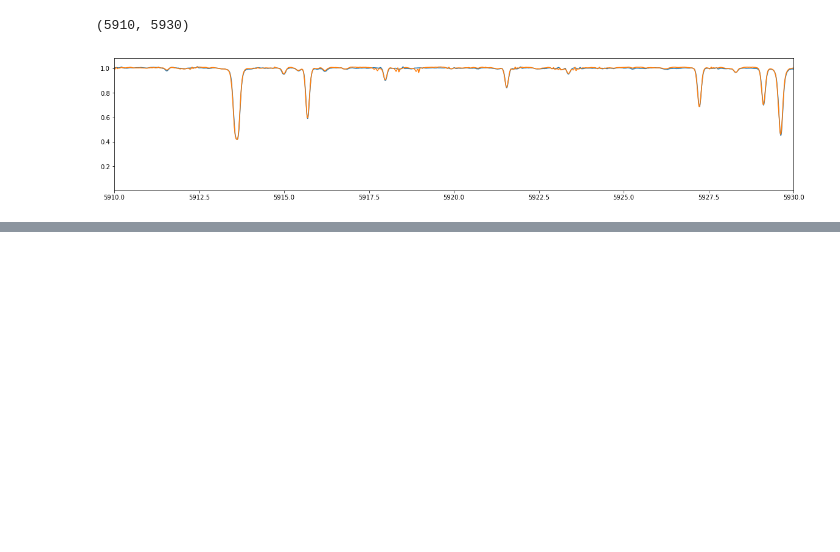
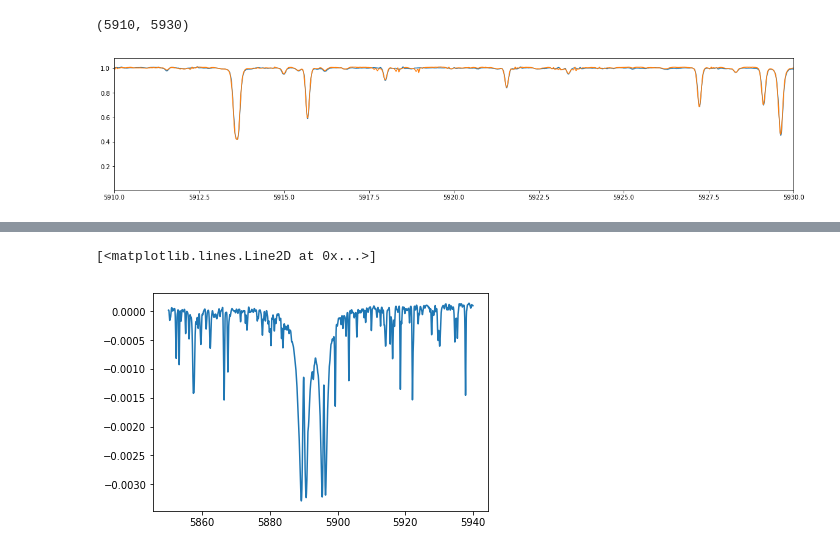
Before and after one commit to bmorris3/sharp, a Jupyter notebook: cnn/compare_grid.ipynb, the cells around one changed output, grey strips where cells are left out. Cells and saved outputs as stored; diff of their text form; code cells hidden in the pictures; blank space fills up the shorter version.

```diff
--- a/cnn/compare_grid.ipynb
+++ b/cnn/compare_grid.ipynb
@@ -166 +266,6 @@ plt.savefig('plots/overlap.png', bbox_inches='tight', dpi=250)
+# %%
+plt.plot(phoenix_wl, gaussian_filter1d(spotted - phoenix_sun_fl, 10))
+# %% [output]
+[<matplotlib.lines.Line2D at 0x...>]
+[figure, added]
 # %%
```
Also changed, not shown: parts of 14 cells of this notebook, 2 other files.
